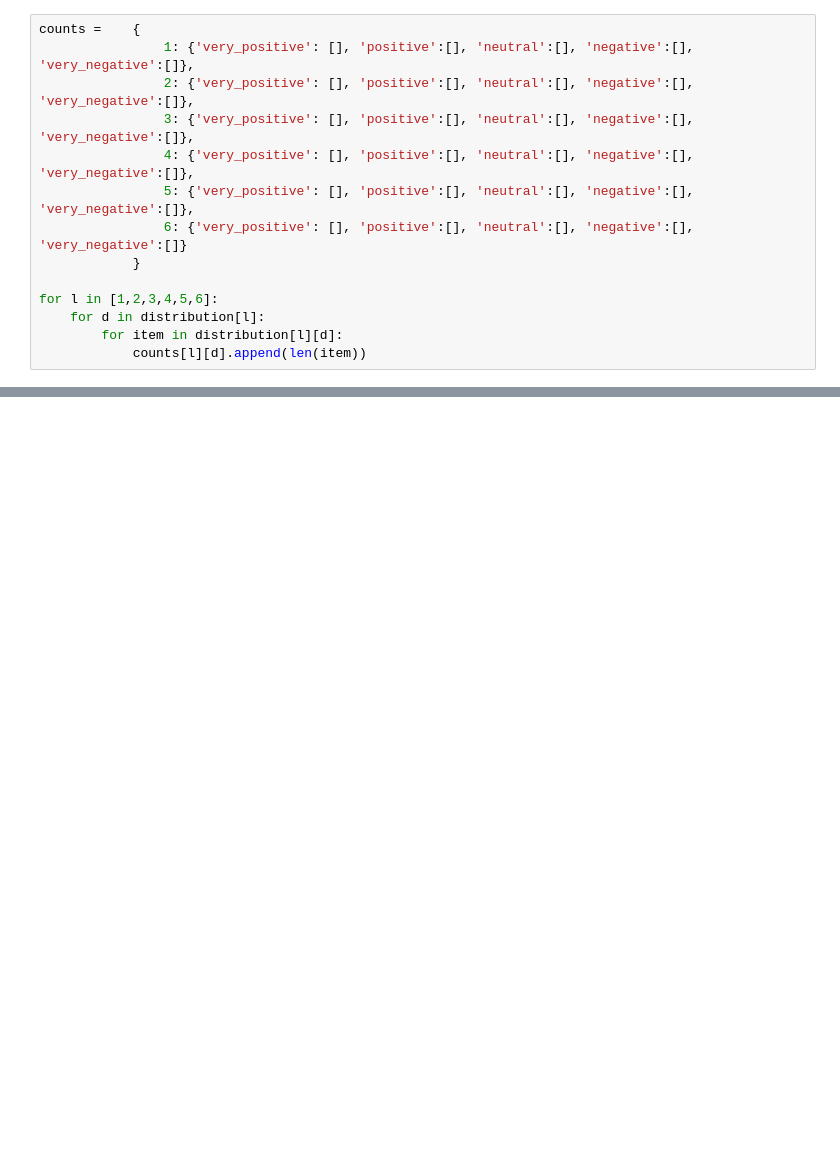
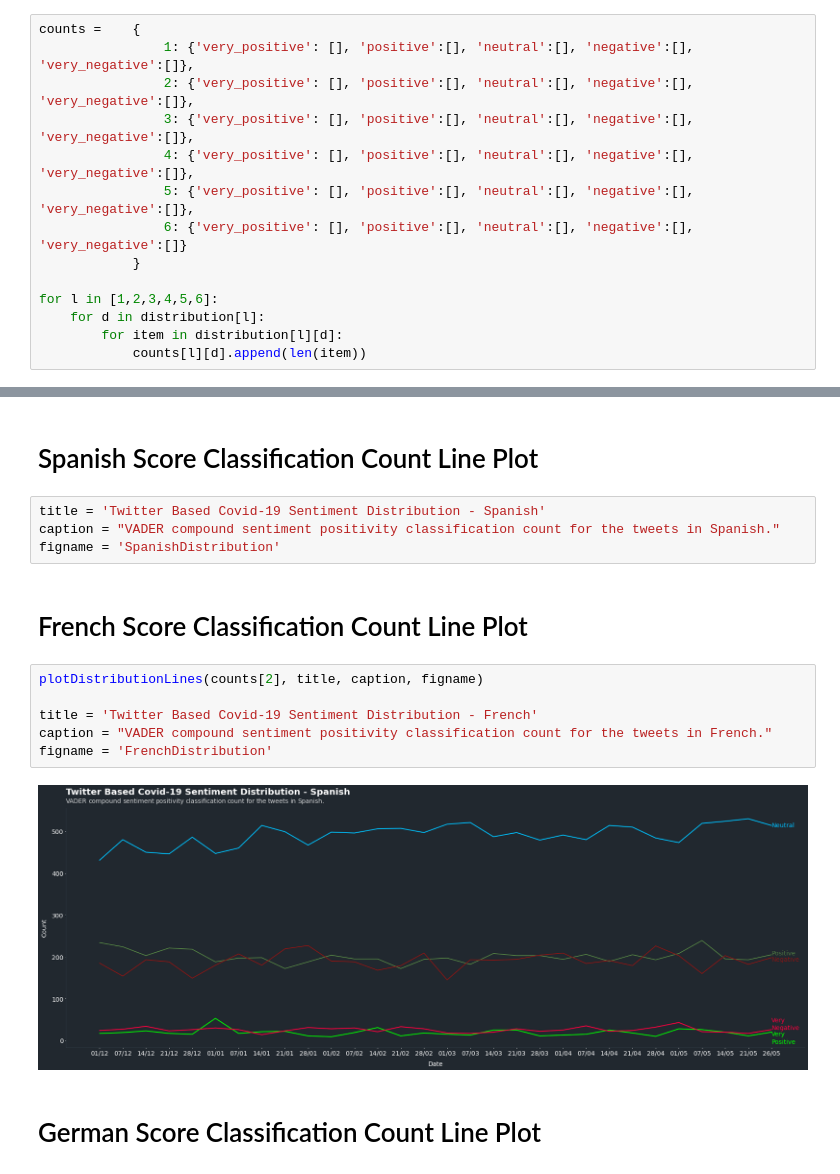
Before and after one commit to AidenWilliams/European-Covid-19-Vaccine-Sentiment-Analyses-On-Twitter-and-Article-Data, a Jupyter notebook: Visual Analyses.ipynb, the cells around one changed output, grey strips where cells are left out. Saved outputs shown, nothing was run; the diff lists cells and outputs as text; blank space fills up the shorter version.

```diff
--- a/Visual Analyses.ipynb
+++ b/Visual Analyses.ipynb
@@ -272,0 +272,18 @@ plotDistributionLines(counts[6], title, caption, figname)
+# %% [markdown]
+# Spanish Score Classification Count Line Plot
+# %%
+title = 'Twitter Based Covid-19 Sentiment Distribution - Spanish'
+caption = "VADER compound sentiment positivity classification count for the tweets in Spanish."
+figname = 'SpanishDistribution'
+# %% [markdown]
+# French Score Classification Count Line Plot
+# %%
+plotDistributionLines(counts[2], title, caption, figname)
+
+title = 'Twitter Based Covid-19 Sentiment Distribution - French'
+caption = "VADER compound sentiment positivity classification count for the tweets in French."
+figname = 'FrenchDistribution'
+# %% [output]
+[figure, added]
+# %% [markdown]
+# German Score Classification Count Line Plot
```
Also changed, not shown: parts of 27 cells of this notebook, 9 other files.
